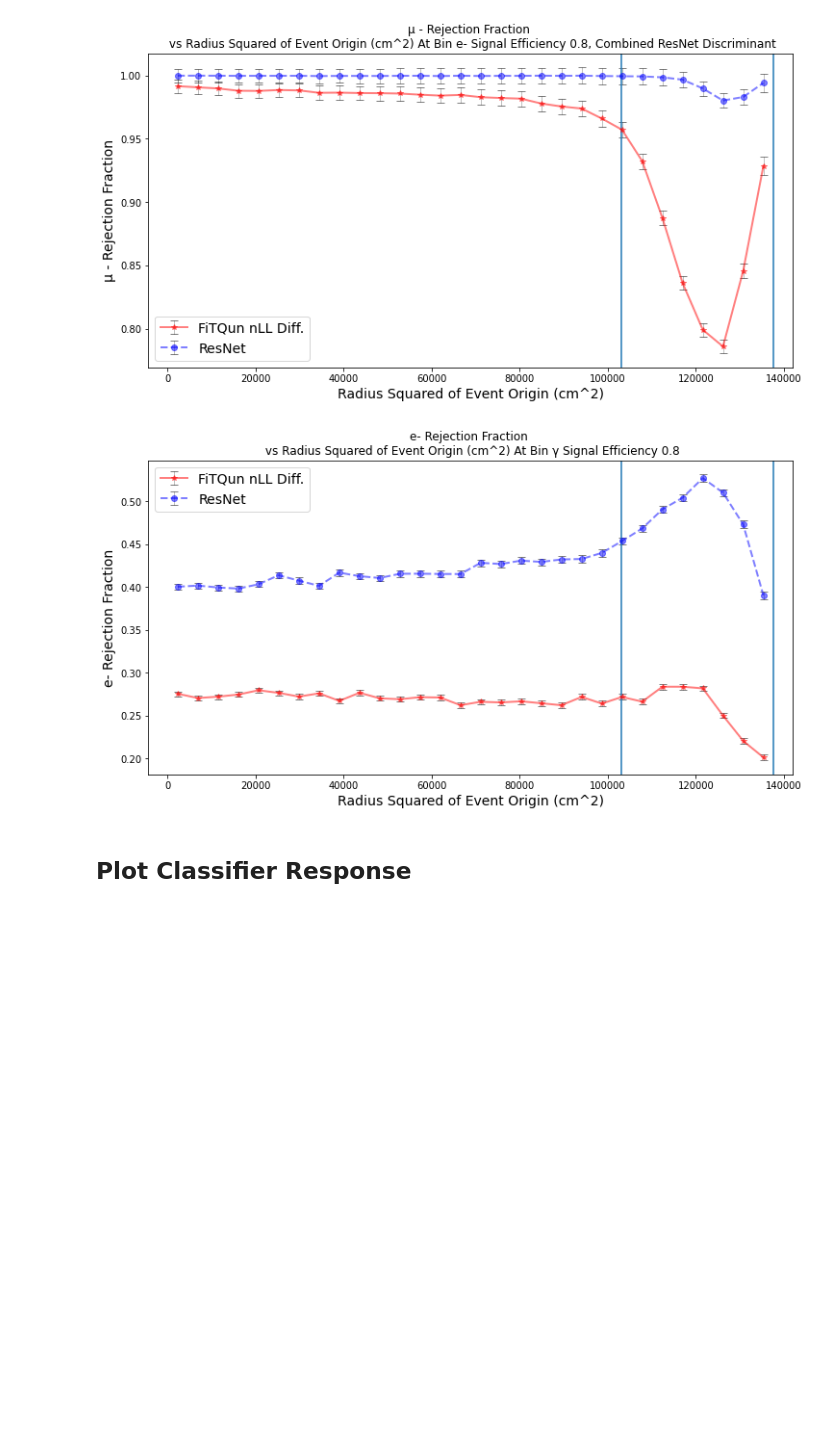
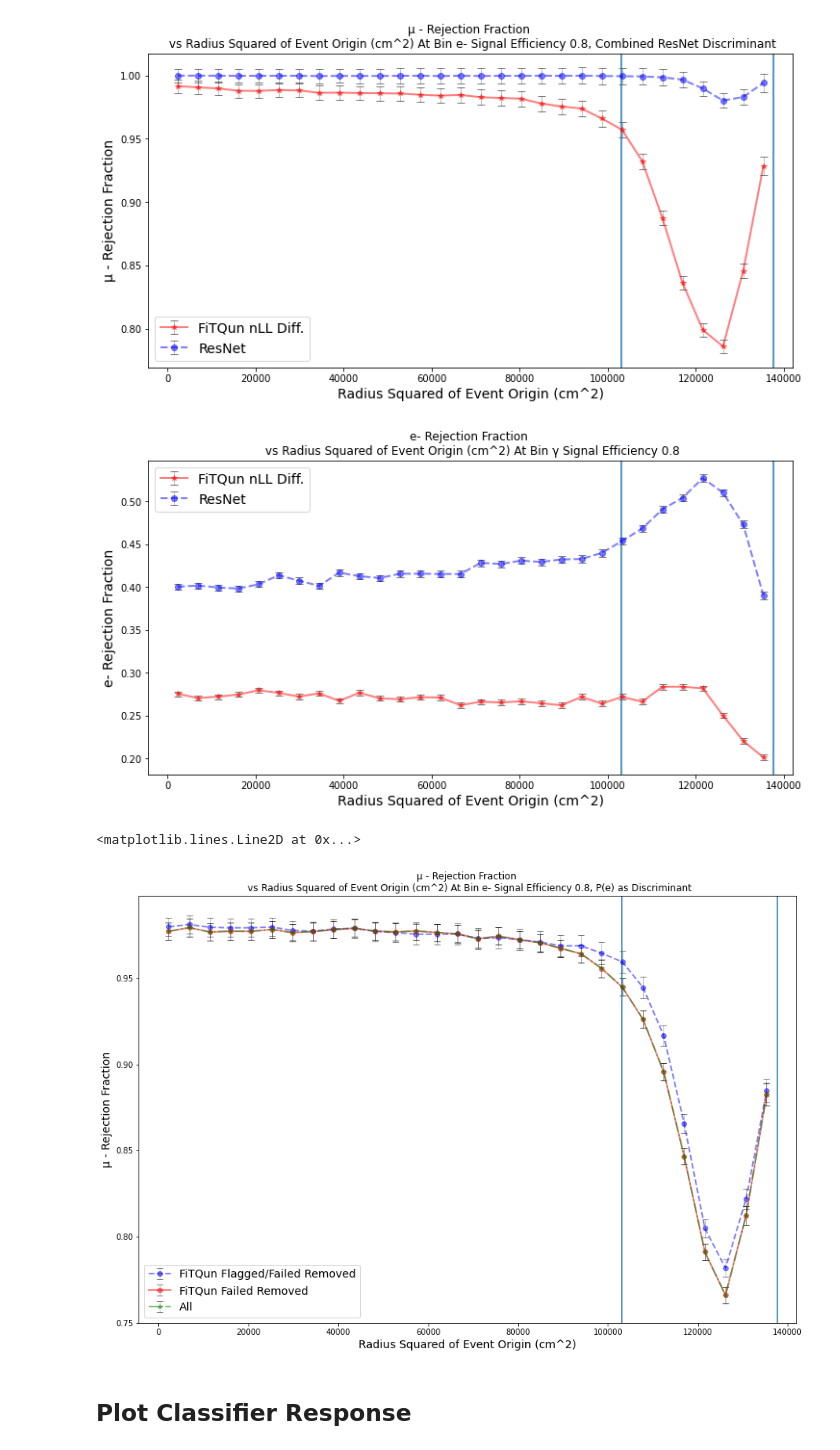
Before and after one commit to WatChMaL/CNN, a Jupyter notebook: Repeating_Classifier_Training/8. Comparing Additional Training and Testing Runs.ipynb, the cells around one changed output. Cells and saved outputs as stored; diff of their text form; code cells hidden in the pictures; blank space fills up the shorter version.

```diff
--- a/Repeating_Classifier_Training/8. Comparing Additional Training and Testing Runs.ipynb
+++ b/Repeating_Classifier_Training/8. Comparing Additional Training and Testing Runs.ipynb
@@ -348,11 +348,11 @@ ax2.legend(['FiTQun nLL Diff.','ResNet'],fontsize=14)
 
 ############################## BINNING IN D-TO-WALL ##############################################
 
-d_to_wall = np.load('dist_to_wall.npz', allow_pickle=True)['test_d_to_wall']
+d_to_wall_incl_all = np.load('dist_to_wall.npz', allow_pickle=True)['test_d_to_wall']
 fq_failed_idxs = np.load('Index_Storage/fq_failed_idxs.npz', allow_pickle=True)['failed_indices_pointing_to_h5_test_set']
 fq_flagged_idxs = np.load('Index_Storage/fq_flagged_idxs.npz', allow_pickle=True)['arr_0']
-d_to_wall2 = np.delete(d_to_wall, fq_failed_idxs)
-d_to_wall = np.delete(d_to_wall2, fq_flagged_idxs)
+d_to_wall_incl_flagged = np.delete(d_to_wall_incl_all, fq_failed_idxs)
+d_to_wall = np.delete(d_to_wall_incl_flagged, fq_flagged_idxs)
 
 fig3, ax3 = plt.subplots(figsize=(12,6))
 plot_binned_performance(fq_scores,
@@ -395,9 +395,9 @@ ax9.legend(['FiTQun nLL Diff.','ResNet'],fontsize=14)
 
 ####################################### BINNING IN ORIGIN RADIUS^2 ##################################
 
-test_radius = np.load('event_radii.npz')['test_radii']
-test_radius = np.delete(test_radius, fq_failed_idxs)
-test_radius = np.delete(test_radius, fq_flagged_idxs)
+test_radius_incl_all = np.load('event_radii.npz')['test_radii']
+test_radius_incl_flagged = np.delete(test_radius_incl_all, fq_failed_idxs)
+test_radius = np.delete(test_radius_incl_flagged, fq_flagged_idxs)
 
 fig4, ax4 = plt.subplots(figsize=(12,6))
 plot_binned_performance(fq_scores,
@@ -454,6 +454,35 @@ plt.axvline(x=321**2)
 [figure]
 [figure]
 [figure]
+# %%
+output_incl_flagged = load_test_output(os.path.join(paths[2], 'test_validation_iteration_dump.npz'), npz_path, remove_flagged=False)
+rawfile = np.load(os.path.join(paths[2], 'test_validation_iteration_dump.npz'), allow_pickle=True)
+sm_all = np.concatenate(list([batch_array for batch_array in rawfile['softmax']]))
+labels_all = np.concatenate(list([batch_array for batch_array in rawfile['labels']]))
+# %%
+fig4, ax4 = plt.subplots(figsize=(15,10))
+plot_binned_performance(test_output[2]['filtered_softmaxes'],
+            test_output[2]['filtered_labels'],
+            test_radius**2,
+            'Radius Squared of Event Origin (cm^2)',
+            0.8, 30, softmax_index_dict, 'e','mu',metric='rejection',marker='o--',color='b', ax=ax4, )
+
+plot_binned_performance(output_incl_flagged['s_softmaxes'],
+            output_incl_flagged['s_labels'],
+            test_radius_incl_flagged**2,
+            'Radius Squared of Event Origin (cm^2)',
+            0.8, 30, softmax_index_dict, 'e','mu',metric='rejection',marker='o-',color='r',ax=ax4)
+plot_binned_performance(sm_all,
+            labels_all,
+            test_radius_incl_all**2,
+            'Radius Squared of Event Origin (cm^2)',
+            0.8, 30, softmax_index_dict, 'e','mu',metric='rejection',marker='*-.',color='g',title_note=', P(e) as Discriminant',ax=ax4)
+ax4.legend(['FiTQun Flagged/Failed Removed','FiTQun Failed Removed', 'All'],fontsize=14)
+plt.axvline(x=371**2)
+plt.axvline(x=321**2)
+# %% [output]
+<matplotlib.lines.Line2D at 0x...>
+[figure, added]
 # %% [markdown]
 ## Plot Classifier Response
 # %% [markdown]
```
Also changed, not shown: parts of 1 cell of this notebook, 4 other files.
